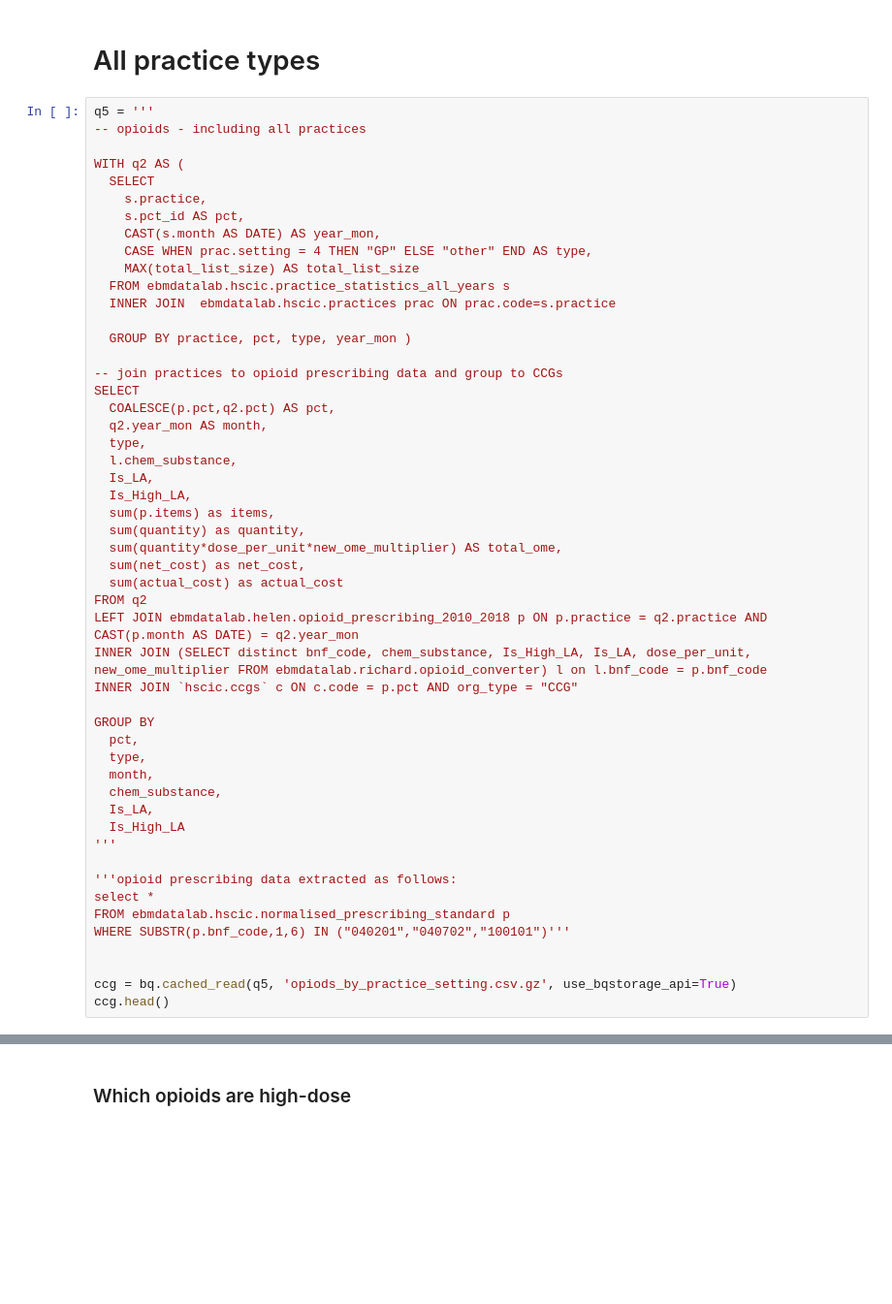
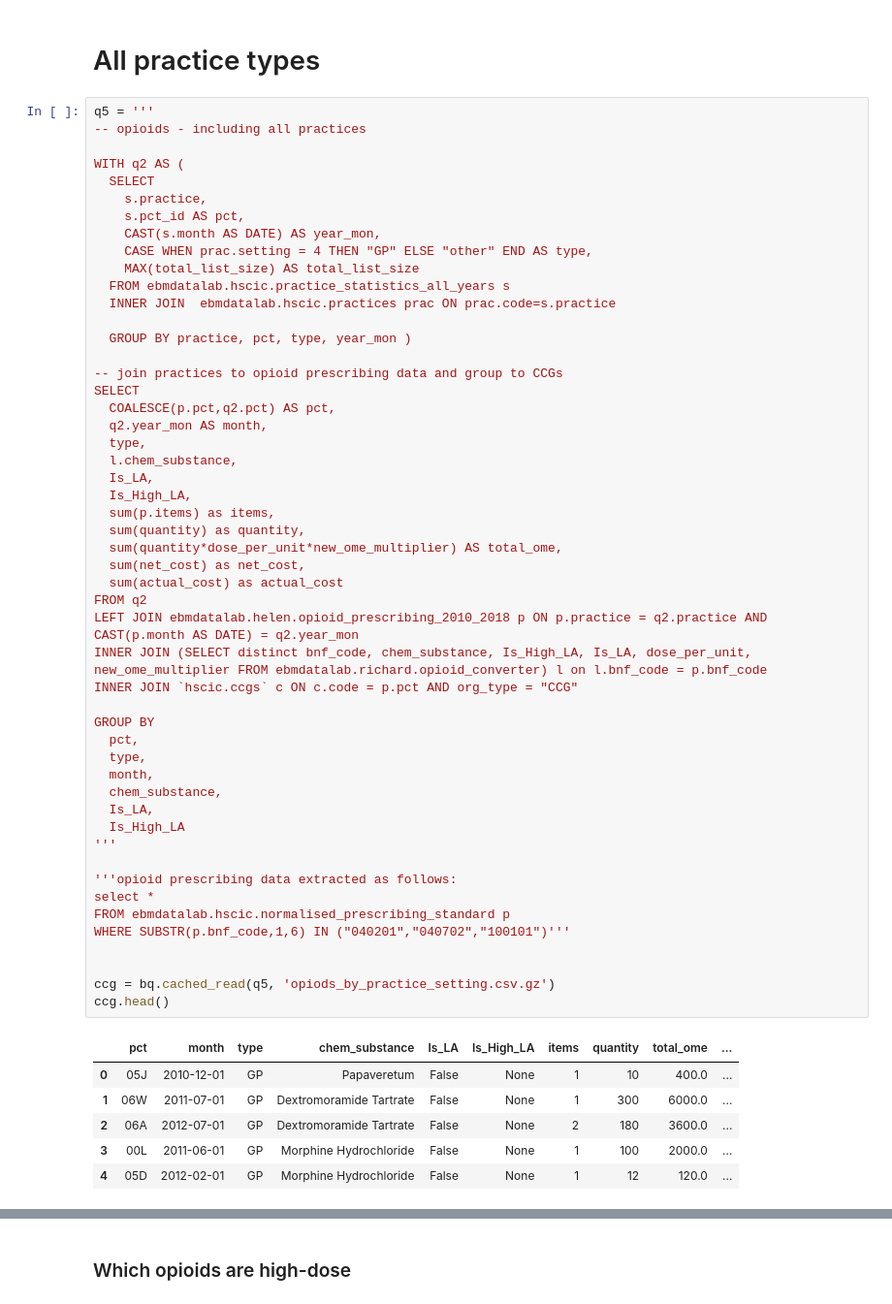
Before and after one commit to ebmdatalab/opioid_prescribing_paper, a Jupyter notebook: analysis/Opioids - updated analysis.ipynb, the cells around one changed output, grey strips where cells are left out. Shown at 97% size. Saved outputs shown, nothing was run; the diff lists cells and outputs as text; blank space fills up the shorter version.

```diff
--- a/analysis/Opioids - updated analysis.ipynb
+++ b/analysis/Opioids - updated analysis.ipynb
@@ -1222,34 +1403,41 @@ SELECT
   type,
   l.chem_substance,
   Is_LA,
   Is_High_LA,
   sum(p.items) as items,
   sum(quantity) as quantity,
   sum(quantity*dose_per_unit*new_ome_multiplier) AS total_ome,
   sum(net_cost) as net_cost,
   sum(actual_cost) as actual_cost
 FROM q2
 LEFT JOIN ebmdatalab.helen.opioid_prescribing_2010_2018 p ON p.practice = q2.practice AND CAST(p.month AS DATE) = q2.year_mon
 INNER JOIN (SELECT distinct bnf_code, chem_substance, Is_High_LA, Is_LA, dose_per_unit, new_ome_multiplier FROM ebmdatalab.richard.opioid_converter) l on l.bnf_code = p.bnf_code
 INNER JOIN `hscic.ccgs` c ON c.code = p.pct AND org_type = "CCG"
 
 GROUP BY
   pct,
   type,
   month,
   chem_substance,
   Is_LA,
   Is_High_LA
 '''
 
 '''opioid prescribing data extracted as follows:
 select *
 FROM ebmdatalab.hscic.normalised_prescribing_standard p
 WHERE SUBSTR(p.bnf_code,1,6) IN ("040201","040702","100101")'''
 
 
-ccg = bq.cached_read(q5, 'opiods_by_practice_setting.csv.gz', use_bqstorage_api=True)
+ccg = bq.cached_read(q5, 'opiods_by_practice_setting.csv.gz')
 ccg.head()
+# %% [output]
+|  | pct | month | type | chem_substance | Is_LA | Is_High_LA | items | quantity | total_ome | ... |
+| 0 | 05J | 2010-12-01 | GP | Papaveretum | False | None | 1 | 10 | 400.0 | ... |
+| 1 | 06W | 2011-07-01 | GP | Dextromoramide Tartrate | False | None | 1 | 300 | 6000.0 | ... |
+| 2 | 06A | 2012-07-01 | GP | Dextromoramide Tartrate | False | None | 2 | 180 | 3600.0 | ... |
+| 3 | 00L | 2011-06-01 | GP | Morphine Hydrochloride | False | None | 1 | 100 | 2000.0 | ... |
+| 4 | 05D | 2012-02-01 | GP | Morphine Hydrochloride | False | None | 1 | 12 | 120.0 | ... |
 # %%
 c2 = ccg.copy()#.loc[ccg["Is_High_LA"]=="TRUE"]
 c2["month"] = pd.to_datetime(c2.month)
```
Also changed, not shown: parts of 32 cells of this notebook.
